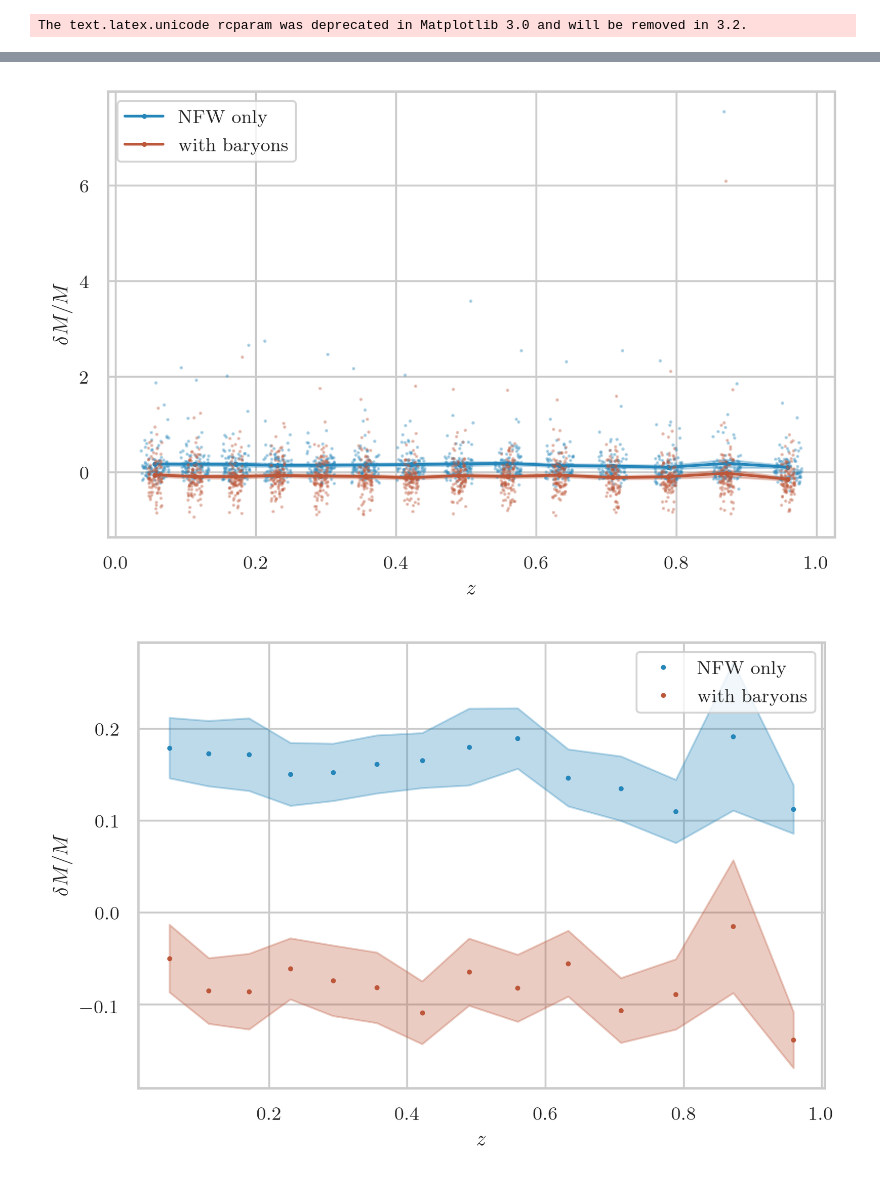
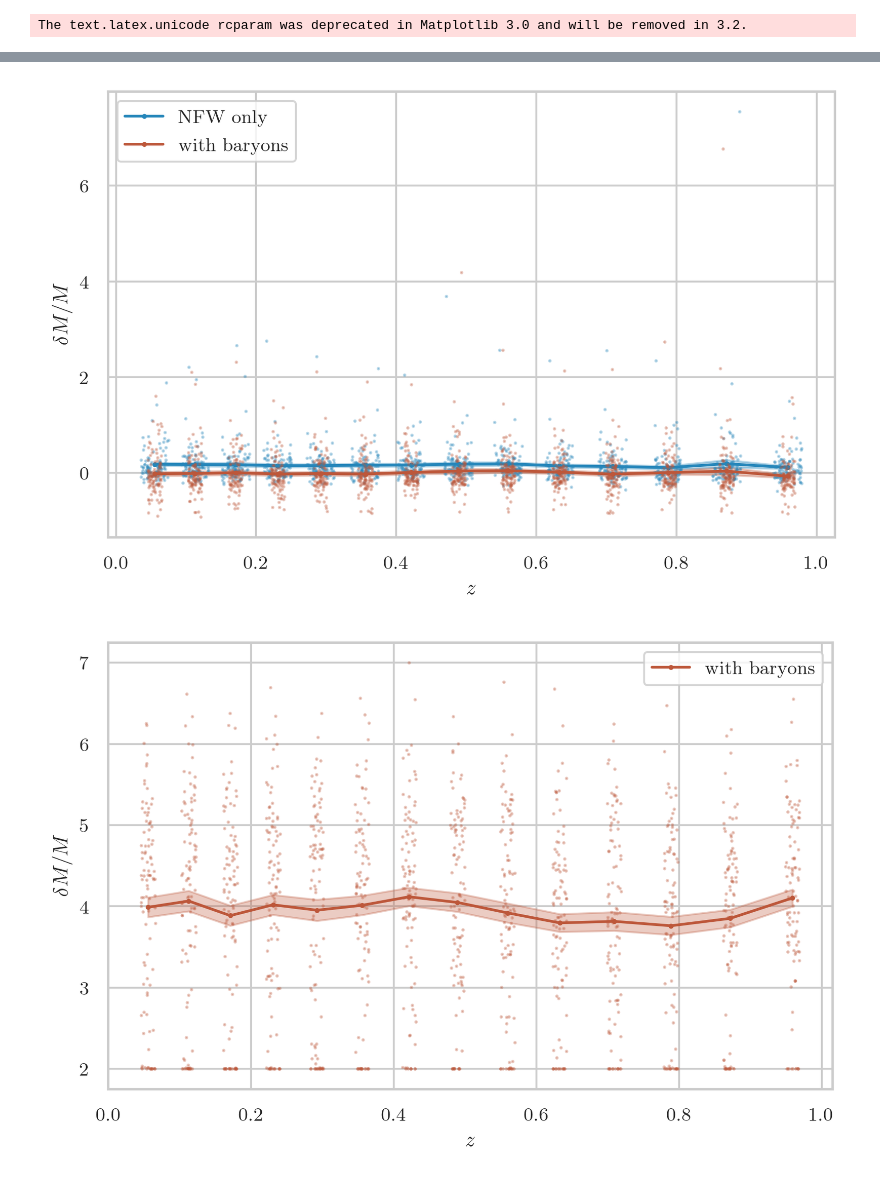
Before and after one commit to dylancromer/maszcal, a Jupyter notebook: docs/NBatta2010_single-mass-bin-fits.ipynb, the cells around one changed output, grey strips where cells are left out. Drawn from its saved outputs; the diff is of its cells as text; code cells hidden in the pictures.

```diff
--- a/docs/NBatta2010_single-mass-bin-fits.ipynb
+++ b/docs/NBatta2010_single-mass-bin-fits.ipynb
@@ -62,8 +67,8 @@ cat ../data/NBatta2010/single-mass-bin-fits/bary-free-c_2020-03-07-231720.header
 #
 # %%
 DATA_DIR = '../data/NBatta2010/single-mass-bin-fits/'
-nfw_best_fits = np.load(DATA_DIR + 'nfw-free-c_2020-03-09-113346.npy')
-bary_best_fits = np.load(DATA_DIR + 'bary-free-c_2020-03-09-121008.npy')
+nfw_best_fits = np.load(DATA_DIR + 'nfw-free-c_2020-03-10-203320.npy')
+bary_best_fits = np.load(DATA_DIR + 'bary-free-c_2020-03-10-205106.npy')
 # %%
 assert np.all(nfw_best_fits > 0)
 assert np.all(bary_best_fits > 0)
@@ -79,8 +84,8 @@ nfw_masses = np.exp(nfw_mus)
 
 bary_mus = bary_best_fits[0, :, :]
 bary_cs = bary_best_fits[1, :, :]
-bary_alphas = bary_best_fits[2, :, :]
-bary_betas = bary_best_fits[3, :, :]
+#bary_alphas = bary_best_fits[2, :, :]
+bary_betas = bary_best_fits[2, :, :]
 
 bary_masses = np.exp(bary_mus)
 # %%
@@ -184,23 +189,24 @@ plt.xlabel(r'$z$')
 plt.ylabel(r'$\delta M/M$')
 pass
 # %% [output]
-[figure, old version]
+[figure, new version]
 # %%
-plt.plot(zs, nfw_bias_mean, color='#2586ba', marker='o', label='NFW only', linestyle='')
-plt.fill_between(zs, nfw_bias_mean - nfw_bias_std, nfw_bias_mean + nfw_bias_std,
-                 color='#2586ba', alpha=0.3)
+bary_beta_mean = bary_betas.mean(axis=0)
+bary_beta_std = bary_betas.std(axis=0) * noise_reduction_factor
 
-plt.plot(zs, bary_bias_mean, color='#bd573a', marker='o', label='with baryons', linestyle='')
-plt.fill_between(zs, bary_bias_mean - bary_bias_std, bary_bias_mean + bary_bias_std,
-                 color='#bd573a', alpha=0.3)
+z_scatter = 0.04 * (np.random.rand(100, 14) - 1/2)
+z_scatter_ = 0.02 * (np.random.rand(100, 14) - 1/2)
+
+plt.plot(zs + z_scatter_, bary_betas, marker='.', linestyle='', color='#bd573a', alpha=0.3)
+plt.plot(zs, bary_beta_mean, color='#bd573a', marker='o', label='with baryons')
+plt.fill_between(zs, bary_beta_mean - bary_beta_std, bary_beta_mean + bary_beta_std, color='#bd573a', alpha=0.3)
 
 plt.legend(loc='best')
 plt.xlabel(r'$z$')
 plt.ylabel(r'$\delta M/M$')
-
 pass
 # %% [output]
-[figure, old version]
+[figure, new version]
 # %%
 fig, ax = plt.subplots(1, 2, sharey=True, gridspec_kw={'width_ratios': [5, 1]})
 
```
Also changed, not shown: parts of 13 cells of this notebook, 2 other files.
